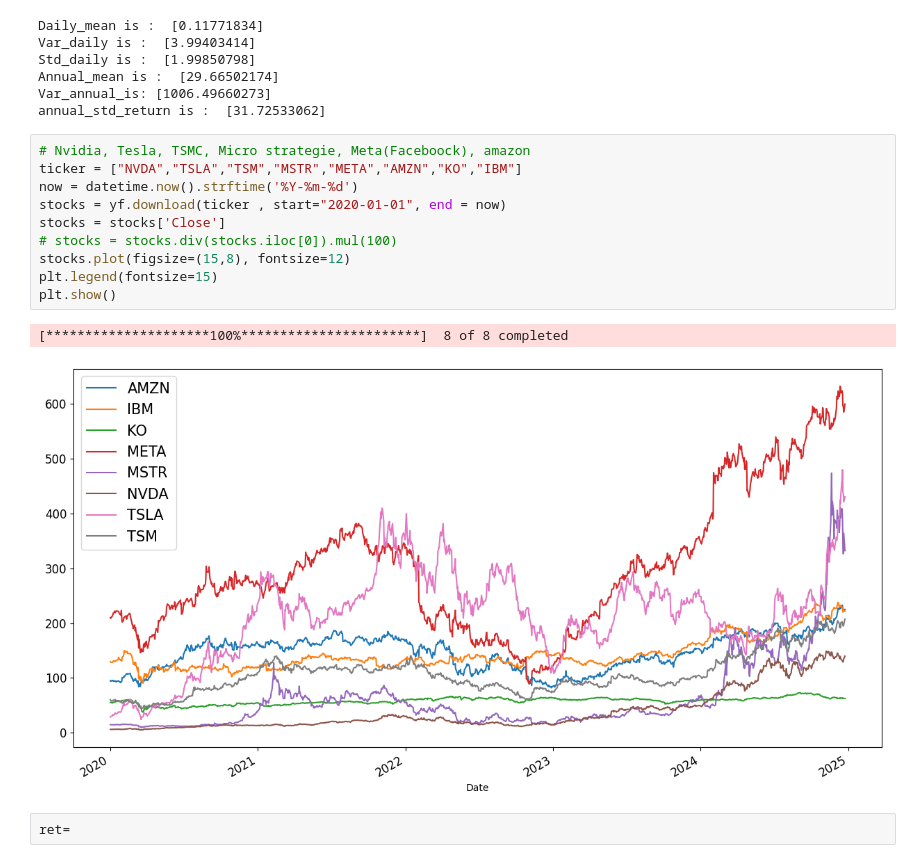
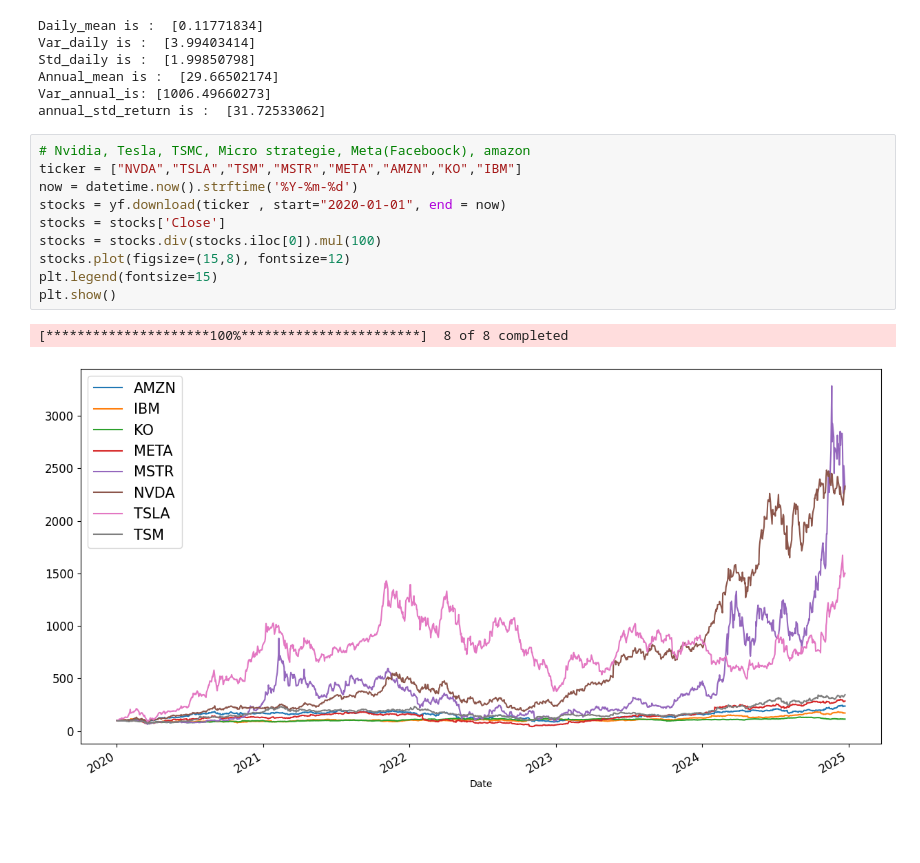
Before and after one commit to aghilas-smail/Aghilas_org, a Jupyter notebook: Algorthmic trading python/Rend_moy_var.ipynb, the cells around one changed output. Drawn from its saved outputs; the diff is of its cells as text; blank space fills up the shorter version.

Commit message:
Create another file to analyse multipl stocks

```diff
--- a/Algorthmic trading python/Rend_moy_var.ipynb
+++ b/Algorthmic trading python/Rend_moy_var.ipynb
@@ -56,15 +56,13 @@ annual_std_return is :  [31.72533062]
 # %%
 # Nvidia, Tesla, TSMC, Micro strategie, Meta(Faceboock), amazon
 ticker = ["NVDA","TSLA","TSM","MSTR","META","AMZN","KO","IBM"]
 now = datetime.now().strftime('%Y-%m-%d')
 stocks = yf.download(ticker , start="2020-01-01", end = now)
 stocks = stocks['Close']
-# stocks = stocks.div(stocks.iloc[0]).mul(100)
+stocks = stocks.div(stocks.iloc[0]).mul(100)
 stocks.plot(figsize=(15,8), fontsize=12)
 plt.legend(fontsize=15)
 plt.show()
 # %% [output]
 [*********************100%***********************]  8 of 8 completed
-[figure, old version]
+[figure, new version]
-# %%
-ret=
```
Also changed, not shown: parts of 2 cells of this notebook.
